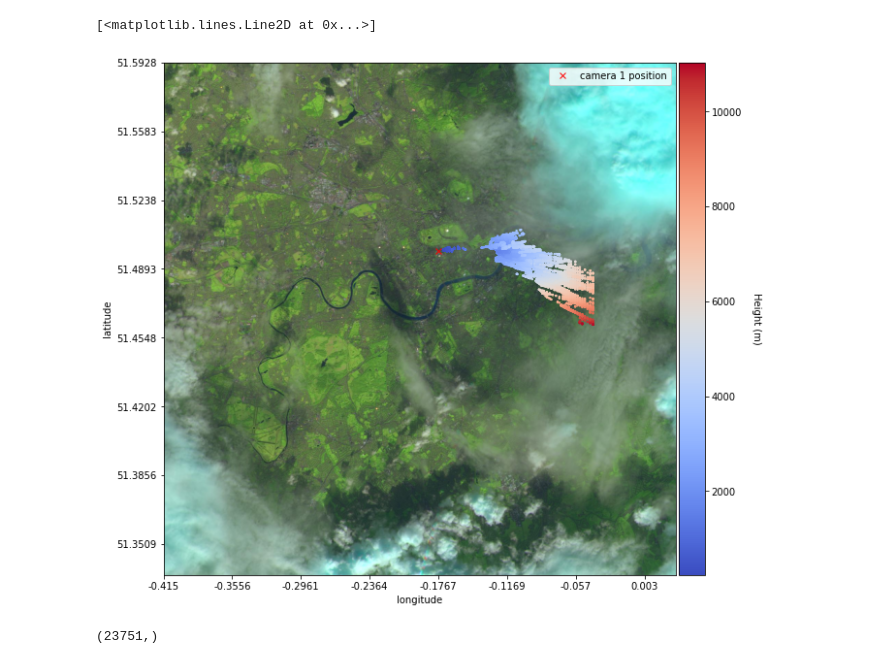
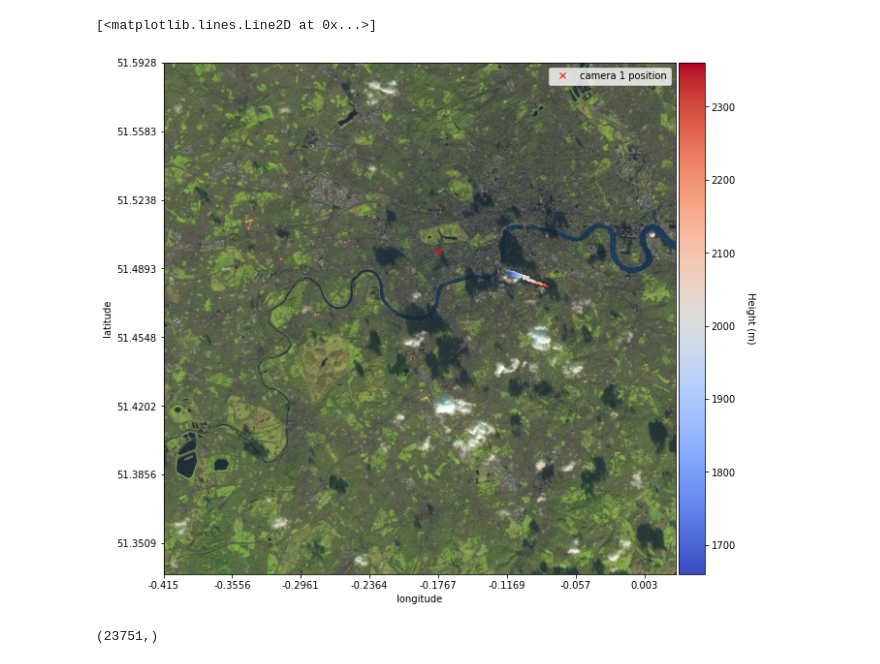
Before and after one commit to kemarrow/cloud-stereo-new, a Jupyter notebook: UndistortRectifySingleWorldCoordinates.ipynb, the cells around one changed output. Cells and saved outputs as stored; diff of their text form; code cells hidden in the pictures.

```diff
--- a/UndistortRectifySingleWorldCoordinates.ipynb
+++ b/UndistortRectifySingleWorldCoordinates.ipynb
@@ -561,0 +717,18 @@ print(np.mean(yresiduals))
+# %%
+elev2 = np.arccos(stereo_z/depths)
+tilt = (np.pi/180) * 25.6#23.702596
+height = stereo_z * np.tan(tilt + elev2) + 46
+
+fig,ax = plt.subplots(1,1)
+# ax.plot(world_dists_manual[:,1], world_dists_manual[:,2], '.', ms=1)
+ax.plot(world_dists_auto[:,1], world_dists_auto[:,2], '.', ms=1)
+#ax.plot(stereo_z.flatten(), height.flatten(), '.', ms=1)
+x = np.arange(0,8000,1)
+y = np.ones(8000)
+ax.plot(x, 1260*y)
+ax.set_xlabel('Distance (m)')
+ax.set_ylabel('Altitude (m)')
+ax.set_title(f'{dtime} {hour} frame {frame_no+1}')
+#plt.savefig('altitudeDistanceScatter.png', bbox_inches='tight')
+
+print(stereo_z.shape)
@@ -692,14 +871,20 @@ ax.legend()
 # %%
 fig, ax = plt.subplots(1,1)
+plt.rcParams['legend.fontsize'] = 15
+plt.rcParams['legend.markerscale'] = 2
+plt.rcParams['axes.labelsize'] = 15
+ax.tick_params(axis='x', labelsize=15)
+ax.tick_params(axis='y', labelsize=15)
 ax.hist(heights, bins=100, label='cloud heights')
-y = np.arange(0,8000,1)
-x = np.ones(8000)
+y = np.arange(0,10000,1)
+x = np.ones(10000)
 ax.plot(1260*x, y, color='orange', label='Heathrow cloud base height')
-ax.plot(960*x, y, color='green', label='London City cloud base height')
-ax.plot(1020*x, y, color='green')
+ax.plot(960*x, y, color='lightgreen', label='London City cloud base height')
+ax.plot(1020*x, y, color='lightgreen')
 ax.set_xlabel('cloud height [m]')
+ax.set_title(f' Cloud Height Histogram {dtime} {hour}pm frame {frame_no+1}')
 ax.legend()
-#plt.savefig(f'{dtime}_{hour}_frame_{frame_no+1}_heights_histogram_Ronnie.png', bbox_inches = 'tight')
+#plt.savefig(f'{dtime}_{hour}_frame_{frame_no+1}_heights_histogram.png', bbox_inches = 'tight')
 # %% [output]
 [interactive output not drawn]
 [interactive output not drawn]
@@ -777,39 +965,39 @@ gps = np.array(gps)
 
 new = list(map(landsat_coords, oldx, oldy))
 new = np.array(new)
 lat = new[:,0]
 long = new[:,1]
 
 
-im = plt.imread("C:/Users/kathe/OneDrive - Imperial College London/MSci Project/sentinel2A_20210928.tif")
+im = plt.imread("C:/Users/kathe/OneDrive - Imperial College London/MSci Project/sentinel2B_20220131.tif")
 fig, ax = plt.subplots(1,1, figsize=(10,10))
 ax.set_xlim(4000,5490)
 ax.set_ylim(5490,4000)
 ax.imshow(im)
 ax.set_xticks(oldx, np.round(long, 4))
 ax.set_yticks(oldy, np.round(lat, 4))
 world = ax.scatter(
-    coord_to_pixel_x(world_coords[:,1]),
-    coord_to_pixel_y(world_coords[:,0]),
+    coord_to_pixel_x(gps_dists_auto[:,1]),
+    coord_to_pixel_y(gps_dists_auto[:,0]),
     2,
-    heights, cmap='coolwarm')
+    gps_dists_auto[:,2], cmap='coolwarm')
 # ax.plot(-0.1788492157810761, 51.49880908055068, 'cx', label='camera 1 position')
 # ax.plot(-0.17901837289811393, 51.4993318750954, 'rx', label='camera 3 position')
 
 c1x = coord_to_pixel_x(-0.1788492157810761)
 c1y = coord_to_pixel_y(51.49880908055068)
 ax.plot(c1x, c1y, 'rx', label='camera 1 position')
 
 divider = make_axes_locatable(ax)
 cax = divider.append_axes('right', size='5%', pad=0.05)
 cbar = fig.colorbar(world, cax=cax, orientation='vertical')
 cbar.set_label('Height (m)', rotation=270, labelpad=20)
 ax.legend()
 ax.set_ylabel('latitude')
 ax.set_xlabel('longitude')
-plt.savefig('2021-09-28_11_satellite_Ronnie.png', bbox_inches='tight')
+plt.savefig(f'2021-09-28_11_satellite_frame_{frame_no+1}.png', bbox_inches='tight')
 # %% [output]
-[figure, old version]
+[figure, new version]
 # %%
 world_coords[:,1].shape
 # %% [output]
```
Also changed, not shown: parts of 30 cells of this notebook, 12 other files.
